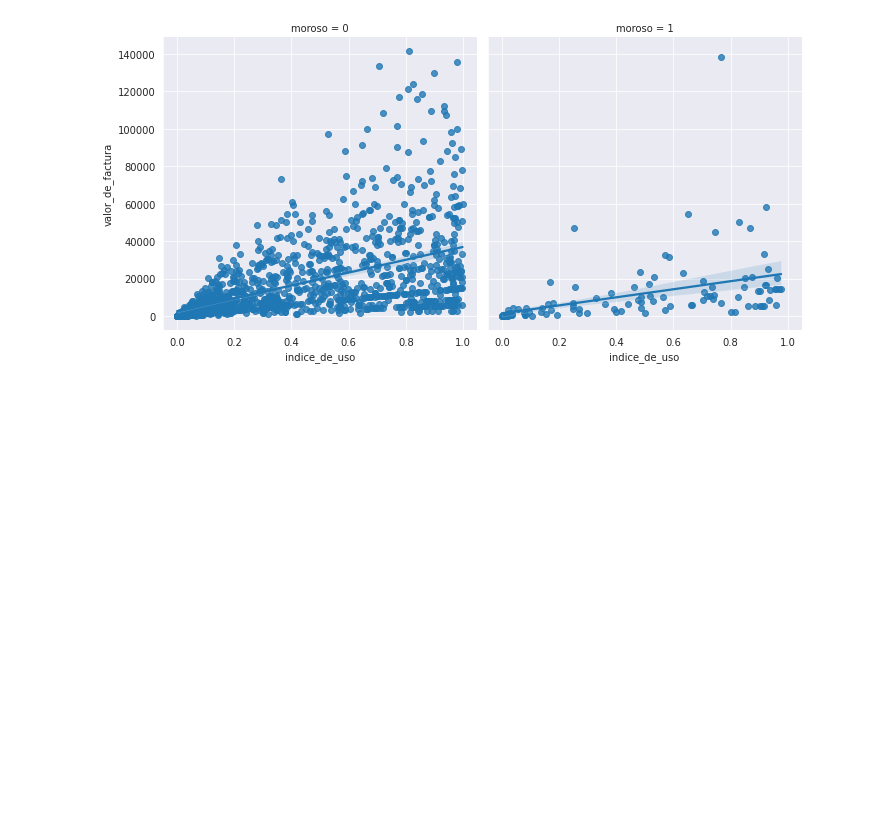
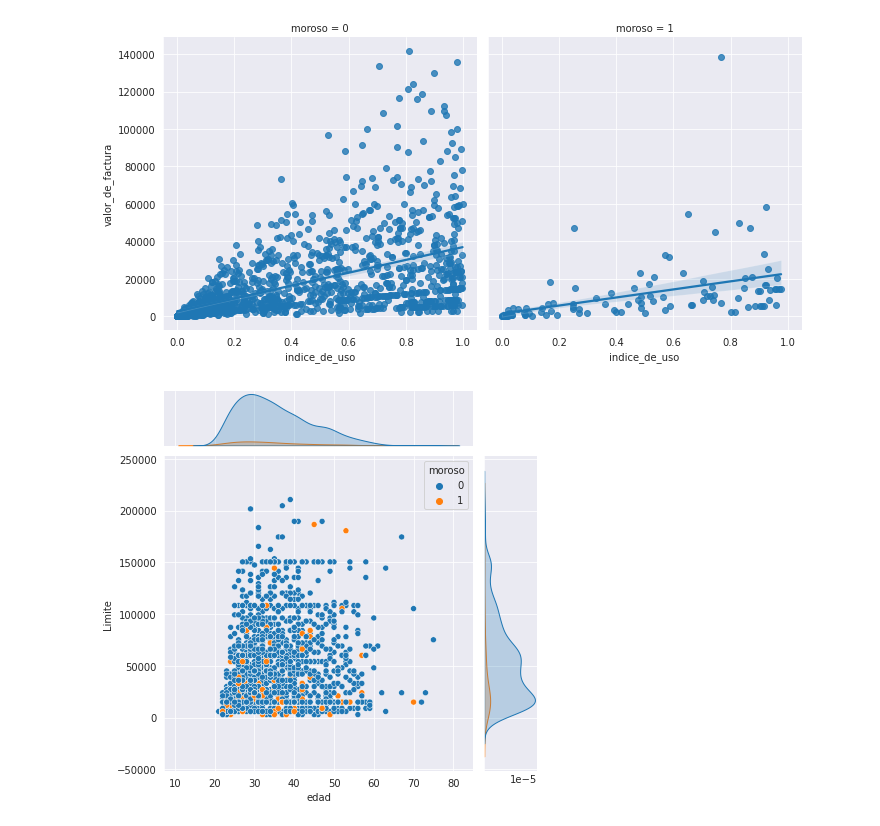
Before and after one commit to GsusLara/1779-Data-Visualization-Explorando-con-Seaborn, a Jupyter notebook: Untitled2.ipynb, the cells around one changed output. Saved outputs shown, nothing was run; the diff lists cells and outputs as text; code cells hidden in the pictures; blank space fills up the shorter version.

```diff
--- a/Untitled2.ipynb
+++ b/Untitled2.ipynb
@@ -282,3 +282,7 @@ sns.scatterplot(data=tarjetas, x='indice_de_uso', y='valor_de_factura', hue= 'cu
 sns.lmplot(data=tarjetas, x='indice_de_uso', y='valor_de_factura', col='moroso');
 # %% [output]
 [figure]
+# %%
+sns.jointplot(data=tarjetas, x='edad', y = 'Limite', hue='moroso');
+# %% [output]
+[figure, added]
```
Also changed, not shown: parts of 3 cells of this notebook.
